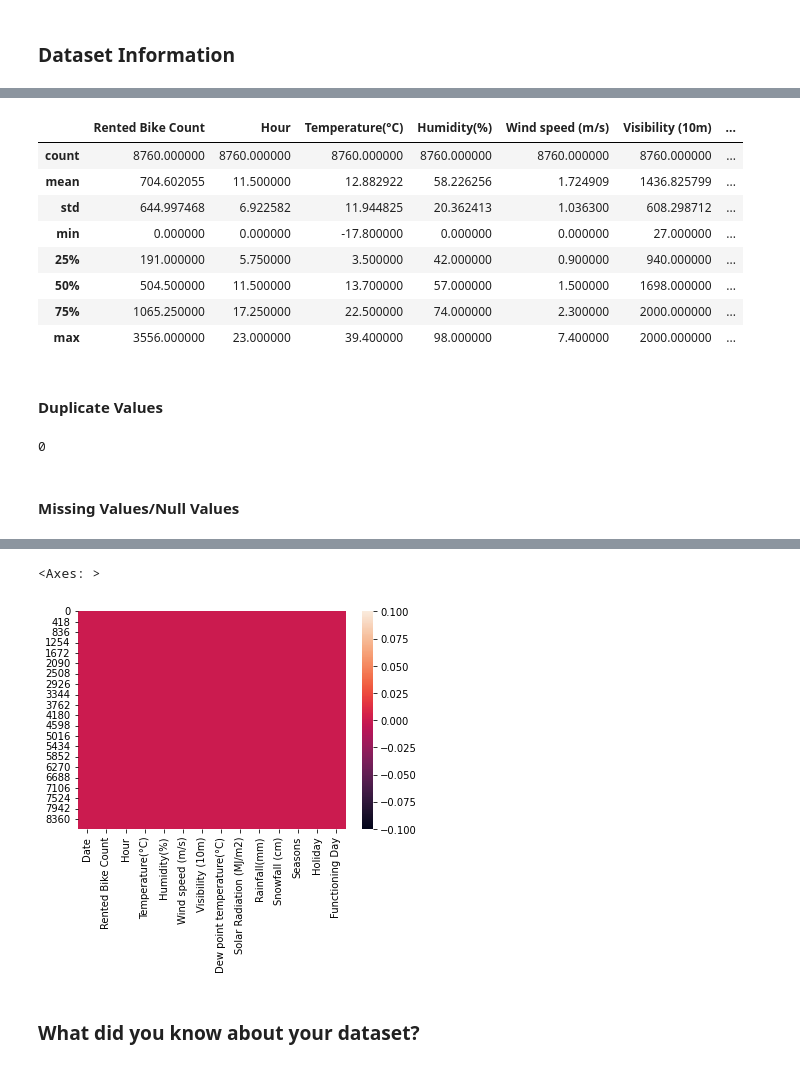
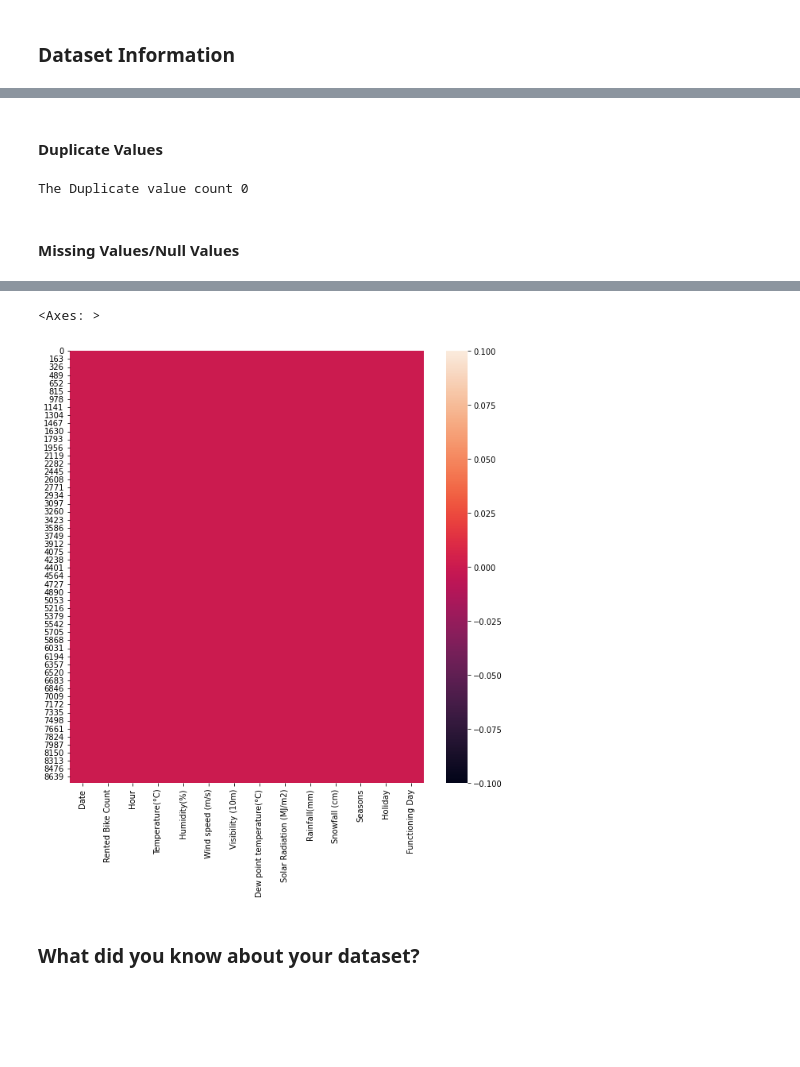
Before and after one commit to PraneethKumar126/ML_Capstone, a Jupyter notebook: ML_Regression_BikeSharing.ipynb, the cells around one changed output, grey strips where cells are left out. Saved outputs shown, nothing was run; the diff lists cells and outputs as text; code cells hidden in the pictures; blank space fills up the shorter version.

```diff
--- a/ML_Regression_BikeSharing.ipynb
+++ b/ML_Regression_BikeSharing.ipynb
@@ -132,25 +168,13 @@ Seasons                       object
 Holiday                       object
 Functioning Day               object
 dtype: object
-# %%
-  Data.describe()
-# %% [output]
-|  | Rented Bike Count | Hour | Temperature(°C) | Humidity(%) | Wind speed (m/s) | Visibility (10m) | ... |
-| count | 8760.000000 | 8760.000000 | 8760.000000 | 8760.000000 | 8760.000000 | 8760.000000 | ... |
-| mean | 704.602055 | 11.500000 | 12.882922 | 58.226256 | 1.724909 | 1436.825799 | ... |
-| std | 644.997468 | 6.922582 | 11.944825 | 20.362413 | 1.036300 | 608.298712 | ... |
-| min | 0.000000 | 0.000000 | -17.800000 | 0.000000 | 0.000000 | 27.000000 | ... |
-| 25% | 191.000000 | 5.750000 | 3.500000 | 42.000000 | 0.900000 | 940.000000 | ... |
-| 50% | 504.500000 | 11.500000 | 13.700000 | 57.000000 | 1.500000 | 1698.000000 | ... |
-| 75% | 1065.250000 | 17.250000 | 22.500000 | 74.000000 | 2.300000 | 2000.000000 | ... |
-| max | 3556.000000 | 23.000000 | 39.400000 | 98.000000 | 7.400000 | 2000.000000 | ... |
 # %% [markdown]
 #### Duplicate Values
 # %%
 # Dataset Duplicate Value Count
-Data.duplicated().sum()
+print("The Duplicate value count",Data.duplicated().sum())
 # %% [output]
-0
+The Duplicate value count 0
 # %% [markdown]
 #### Missing Values/Null Values
 # %%
@@ -174,10 +198,11 @@ Functioning Day              0
 dtype: int64
 # %%
 # Visualizing the missing values
+plt.figure(figsize=(10,10))
 sns.heatmap(Data.isnull())
 # %% [output]
 <Axes: >
-[figure, old version]
+[figure, new version]
 # %% [markdown]
 ### What did you know about your dataset?
 # %% [markdown]
```
Also changed, not shown: parts of 206 cells of this notebook.
